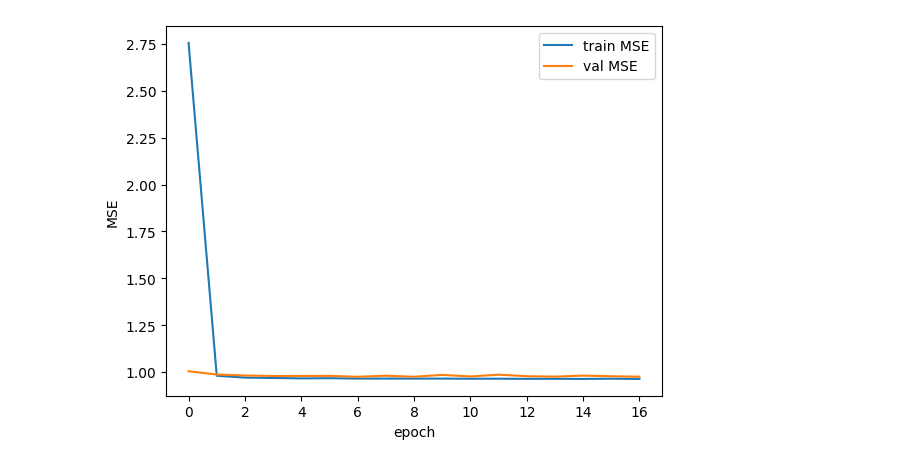
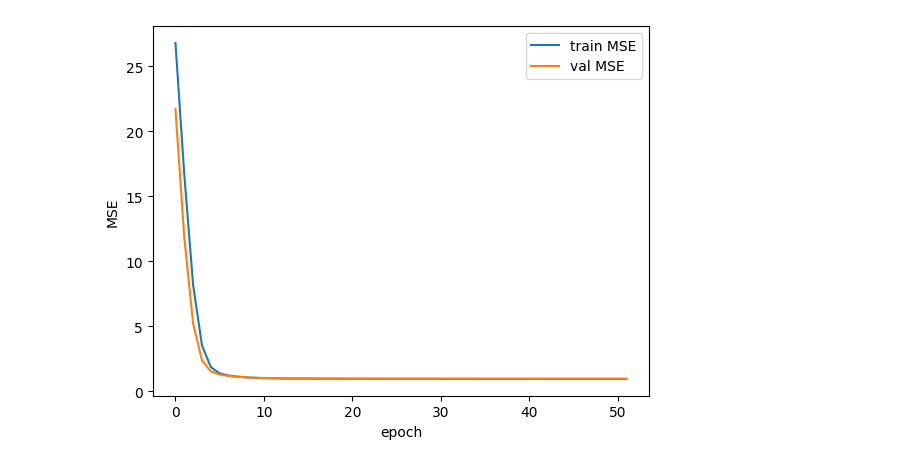
Before and after one commit to raygomez16/data309_datasciencecapstoneproject_diabetesprediction, a Jupyter notebook: 02_ANN_Model_jma538.ipynb, the cells around one changed output. Saved outputs shown, nothing was run; the diff lists cells and outputs as text; code cells hidden in the pictures.

Commit message:
Added graphs to model code

```diff
--- a/02_ANN_Model_jma538.ipynb
+++ b/02_ANN_Model_jma538.ipynb
@@ -111,13 +98,11 @@ print(x_train)
 
 model = tf.keras.Sequential([
         tf.keras.layers.InputLayer(shape=(x_train.shape[1],)),
-        tf.keras.layers.Dense(12, activation="relu"),
-        tf.keras.layers.Dense(6, activation="relu"),
+        tf.keras.layers.Dense(14, activation="relu"),
+        tf.keras.layers.Dense(7, activation="relu"),
         tf.keras.layers.Dense(1, activation="linear")
     ]
 )
 
-#x = ops.ones((4, 4))
-#y = model(x)
 model.summary()
 # %% [output]
@@ -136,12 +121,14 @@ Model: "sequential_1"
  Non-trainable params: 0 (0.00 B)
 # %%
 #Compiling
-callback = tf.keras.callbacks.EarlyStopping(monitor='val_loss',patience=10)
-model.compile(optimizer="adam", loss="mse", metrics=["mae"])
 
-#ann = model.fit(x_train,y_train,batch_size=64, epochs=100, validation_split=0.2, callbacks=[callback])
+callback = tf.keras.callbacks.EarlyStopping(monitor='val_loss',patience=5, restore_best_weights=True)
+optimizer = tf.keras.optimizers.Adam(learning_rate=0.0001)
+model.compile(optimizer=optimizer, loss="mse", metrics=["mae"])
+
+ann = model.fit(x_train,y_train,batch_size=128, epochs=100, validation_split=0.2, callbacks=[callback])
 
 ###uncomment this when wanting to train another model
-ann2 = model.fit(x_train,y_train,batch_size=64, epochs=100, validation_split=0.2, callbacks=[callback])
+#ann2 = model.fit(x_train,y_train,batch_size=64, epochs=100, validation_split=0.2, callbacks=[callback])
 # %% [output]
 Epoch 1/100
@@ -164,18 +151,18 @@ Epoch 40/100
 # %%
 import matplotlib.pyplot as plt
 #y_ticks = np.arange(0, max(ann.history["loss"]), 0.5)
 #plt.plot(ann.history["loss"])
 #plt.yticks(y_ticks)
 #plt.show()
 
-#prints both loss and val_loss.
+#prints both loss and val_loss. change ann.history accordingly e.g ann2.history
 #NOTE: If lines are close together, it means model is generalizing well since curve isn't deviating from the trained model.
-plt.plot(ann2.history['loss'], label='train MSE')
-plt.plot(ann2.history['val_loss'], label='val MSE')
+plt.plot(ann.history['loss'], label='train MSE')
+plt.plot(ann.history['val_loss'], label='val MSE')
 plt.legend(); plt.xlabel('epoch'); plt.ylabel('MSE'); plt.show()
 #print(max(ann.history["loss"]))
 # %% [output]
-[figure, old version]
+[figure, new version]
 # %%
 #Testing the data
 #loss, accuracy = model.evaluate(x_test,y_test,verbose=1)
```
Also changed, not shown: parts of 8 cells of this notebook.
